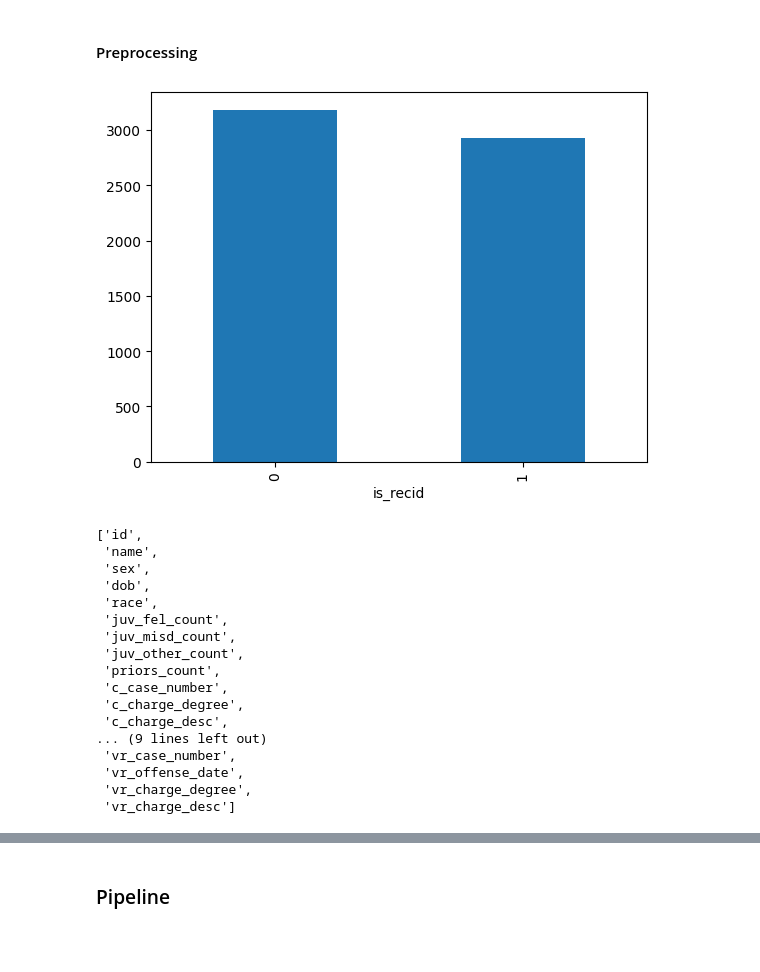
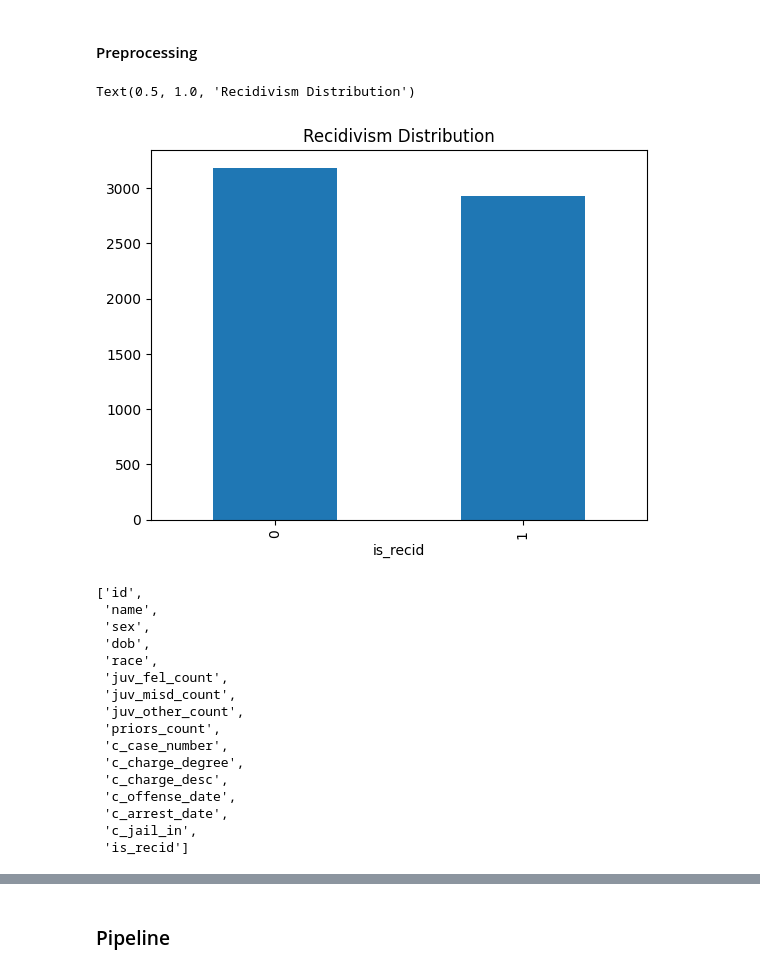
Before and after one commit to LDSAJPinto1306/Capstone-LDSA, a Jupyter notebook: Base Model.ipynb, the cells around one changed output, grey strips where cells are left out. Drawn from its saved outputs; the diff is of its cells as text; code cells hidden in the pictures; blank space fills up the shorter version.

```diff
--- a/Base Model.ipynb
+++ b/Base Model.ipynb
@@ -84,9 +84,11 @@ plt.show()
 # %%
 target = 'is_recid'
 y = df[target]
 y.value_counts().plot(kind='bar');
+plt.title('Recidivism Distribution')
 # %% [output]
+Text(0.5, 1.0, 'Recidivism Distribution')
-[figure, old version]
+[figure, new version]
 # %%
 
 cols_to_keep=[
@@ -108,16 +110,16 @@ cols_to_keep=[
   "c_jail_in",
 
  "is_recid",
-  "r_case_number",
-  "r_charge_degree",
-  "r_charge_desc",
-  "r_offense_date",
-
- "is_violent_recid",
-  "vr_case_number",
-  "vr_offense_date",
-  "vr_charge_degree",
-  "vr_charge_desc",
+#  "r_case_number",
+#  "r_charge_degree",
+#  "r_charge_desc",
+#  "r_offense_date",
+#
+# "is_violent_recid",
+#  "vr_case_number",
+#  "vr_offense_date",
+#  "vr_charge_degree",
+#  "vr_charge_desc",
   ]
 
 cols_to_keep
@@ -134,11 +136,10 @@ cols_to_keep
  'c_case_number',
  'c_charge_degree',
  'c_charge_desc',
-... (9 lines left out)
- 'vr_case_number',
- 'vr_offense_date',
- 'vr_charge_degree',
- 'vr_charge_desc']
+ 'c_offense_date',
+ 'c_arrest_date',
+ 'c_jail_in',
+ 'is_recid']
 # %%
 df = df[cols_to_keep]
 X = df[[col for col in df.columns if col != target]]
```
Also changed, not shown: parts of 6 cells of this notebook, 4 other files.
